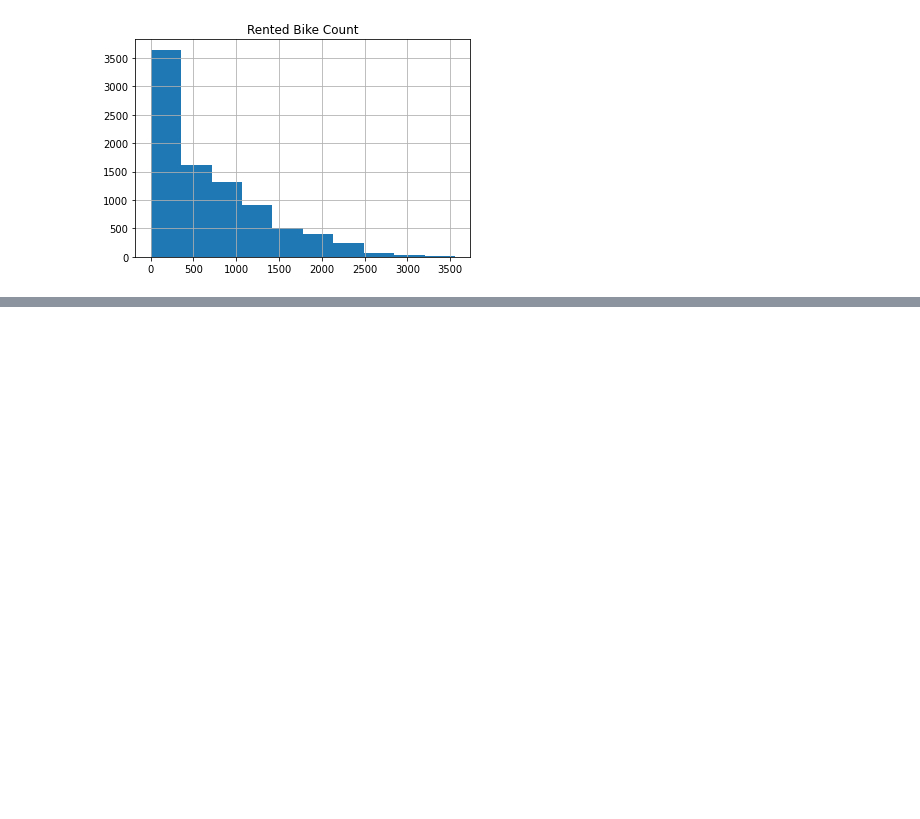
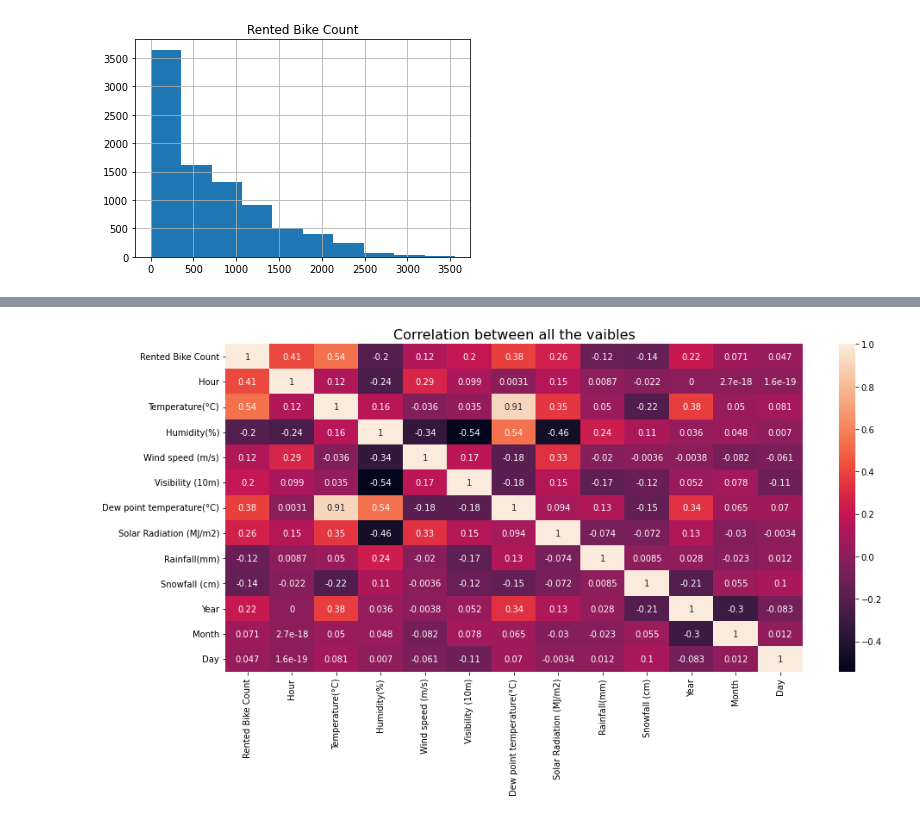
Before and after one commit to Rohan20202/Bike-Sharing-Demand-Prediction, a Jupyter notebook: Bike_Sharing_Demand_Prediction_Capstone_Project.ipynb, the cells around one changed output, grey strips where cells are left out. Cells and saved outputs as stored; diff of their text form; code cells hidden in the pictures; blank space fills up the shorter version.

```diff
--- a/Bike_Sharing_Demand_Prediction_Capstone_Project.ipynb
+++ b/Bike_Sharing_Demand_Prediction_Capstone_Project.ipynb
@@ -233,0 +302,8 @@ array([[<matplotlib.axes._subplots.AxesSubplot object at 0x...>]],
+# %%
+#visualization of the correlation in the heatmap
+plt.figure(figsize=(15, 7))
+sns.heatmap(data.corr(), annot=True)
+plt.title('Correlation between all the vaibles', size=16)
+plt.show()
+# %% [output]
+[figure, added]
```
Also changed, not shown: parts of 10 cells of this notebook.
